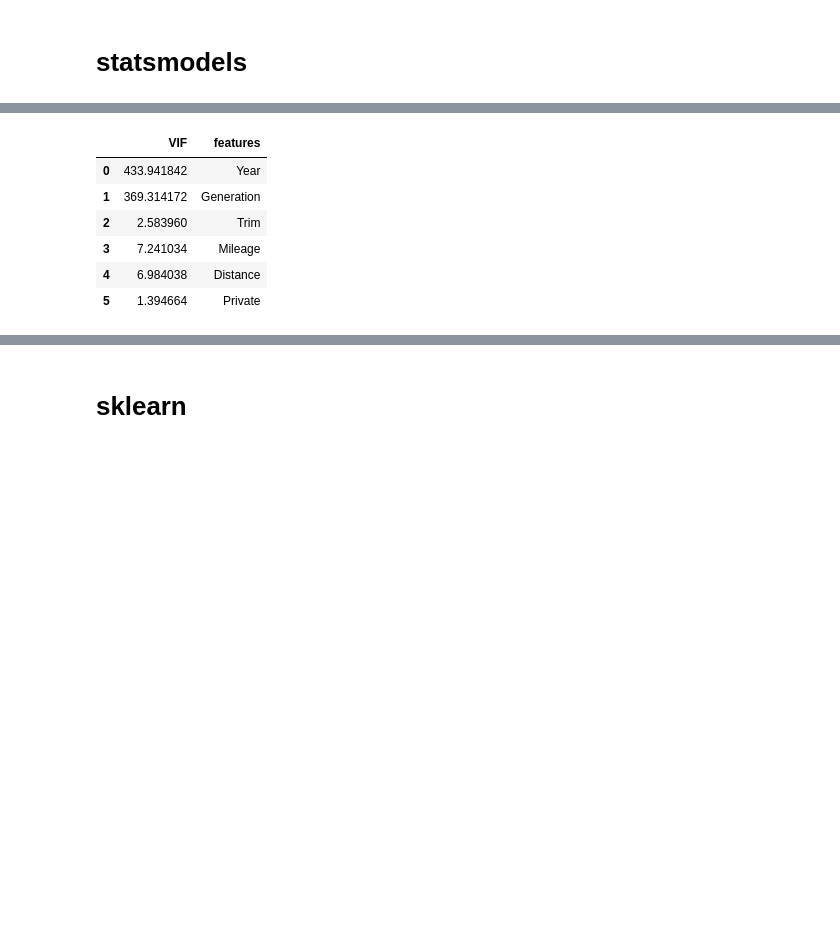
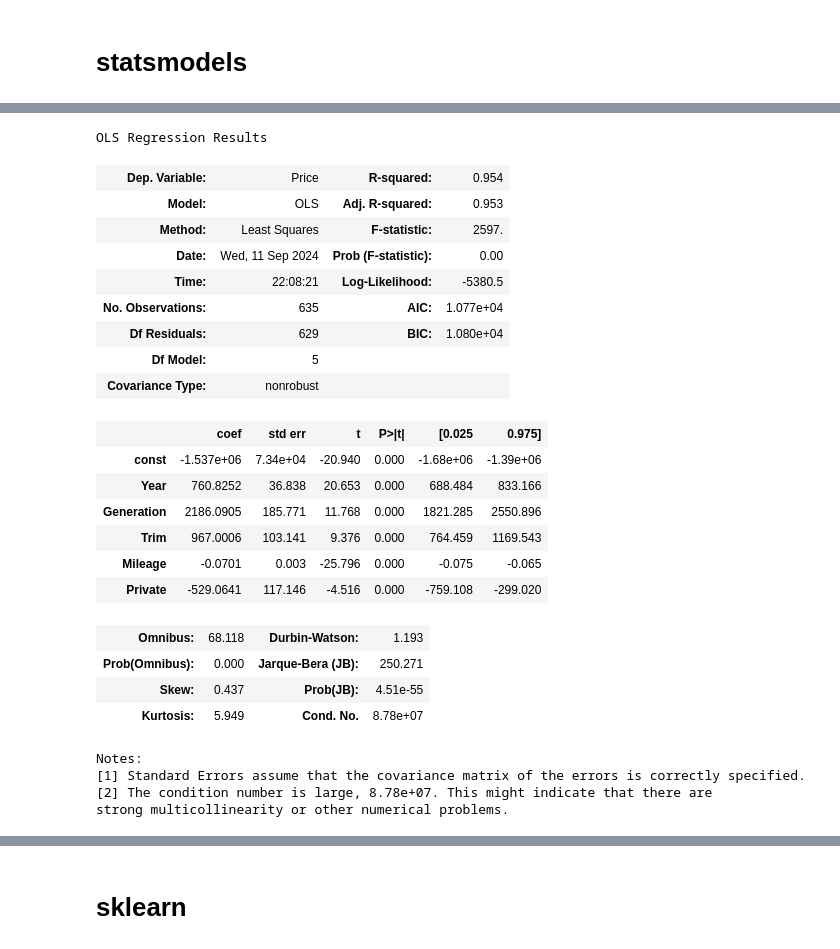
Before and after one commit to jamesdeluk/data-projects, a Jupyter notebook: st.ipynb, the cells around one changed output, grey strips where cells are left out. Drawn from its saved outputs; the diff is of its cells as text; code cells hidden in the pictures; blank space fills up the shorter version.

```diff
--- a/st.ipynb
+++ b/st.ipynb
@@ -144,15 +242,33 @@ Notes:
 strong multicollinearity or other numerical problems.
-# %%
-variables = data[['Year','Generation','Trim','Mileage','Distance','Private']]
-vif = pd.DataFrame()
-vif["VIF"] = [variance_inflation_factor(variables.values, i) for i in range(variables.shape[1])]
-vif["features"] = variables.columns
-vif
-# %% [output]
-|  | VIF | features |
-| 0 | 433.941842 | Year |
-| 1 | 369.314172 | Generation |
-| 2 | 2.583960 | Trim |
-| 3 | 7.241034 | Mileage |
-| 4 | 6.984038 | Distance |
-| 5 | 1.394664 | Private |
+# %%
+y = data['Price']
+x1 = data[['Year','Generation','Trim','Mileage','Private']]
+x = sm.add_constant(x1)
+model_ols = sm.OLS(y,x).fit()
+model_ols.summary()
+# %% [output]
+OLS Regression Results
+| Dep. Variable: | Price | R-squared: | 0.954 |
+| Model: | OLS | Adj. R-squared: | 0.953 |
+| Method: | Least Squares | F-statistic: | 2597. |
+| Date: | Wed, 11 Sep 2024 | Prob (F-statistic): | 0.00 |
+| Time: | 22:08:21 | Log-Likelihood: | -5380.5 |
+| No. Observations: | 635 | AIC: | 1.077e+04 |
+| Df Residuals: | 629 | BIC: | 1.080e+04 |
+| Df Model: | 5 |  |  |
+| Covariance Type: | nonrobust |  |  |
+|  | coef | std err | t | P>|t| | [0.025 | 0.975] |
+| const | -1.537e+06 | 7.34e+04 | -20.940 | 0.000 | -1.68e+06 | -1.39e+06 |
+| Year | 760.8252 | 36.838 | 20.653 | 0.000 | 688.484 | 833.166 |
+| Generation | 2186.0905 | 185.771 | 11.768 | 0.000 | 1821.285 | 2550.896 |
+| Trim | 967.0006 | 103.141 | 9.376 | 0.000 | 764.459 | 1169.543 |
+| Mileage | -0.0701 | 0.003 | -25.796 | 0.000 | -0.075 | -0.065 |
+| Private | -529.0641 | 117.146 | -4.516 | 0.000 | -759.108 | -299.020 |
+| Omnibus: | 68.118 | Durbin-Watson: | 1.193 |
+| Prob(Omnibus): | 0.000 | Jarque-Bera (JB): | 250.271 |
+| Skew: | 0.437 | Prob(JB): | 4.51e-55 |
+| Kurtosis: | 5.949 | Cond. No. | 8.78e+07 |
+Notes:
+[1] Standard Errors assume that the covariance matrix of the errors is correctly specified.
+[2] The condition number is large, 8.78e+07. This might indicate that there are
+strong multicollinearity or other numerical problems.
```
Also changed, not shown: parts of 14 cells of this notebook, 1 other file.
